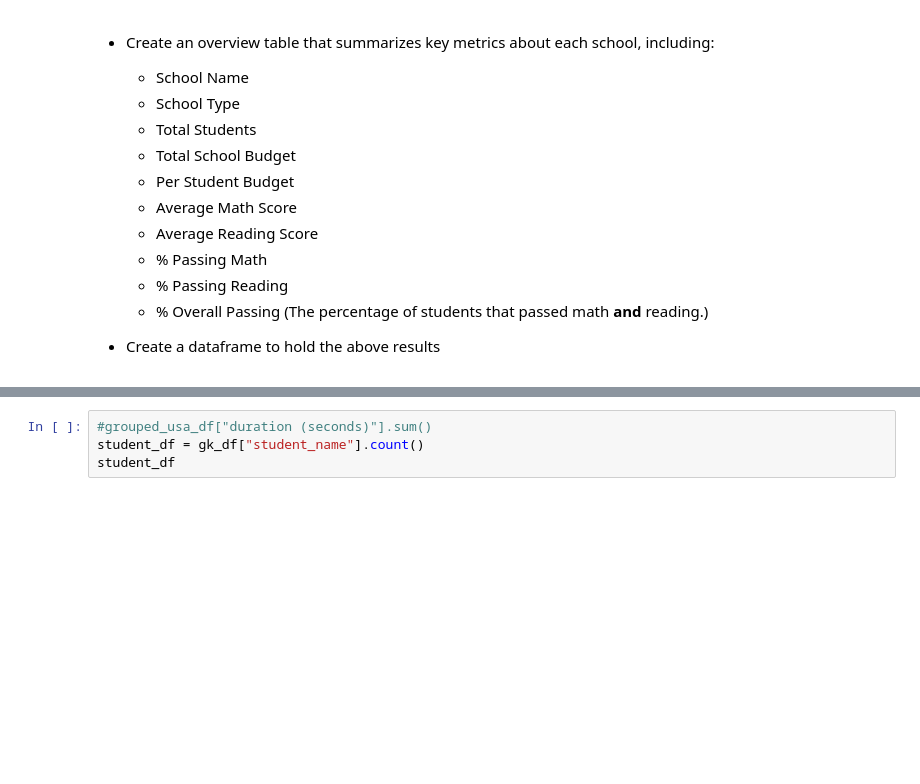
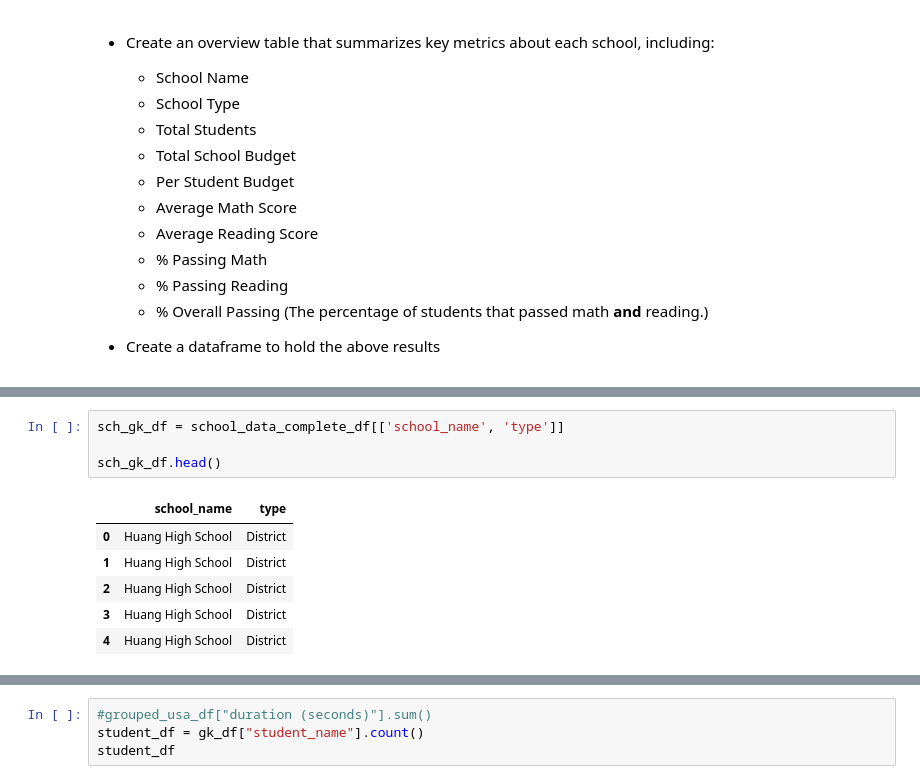
Before and after one commit to dasarge/P_nd_s_challenge, a Jupyter notebook: PyCitySchools/Pd_hw_das.ipynb, the cells around one changed output, grey strips where cells are left out. Cells and saved outputs as stored; diff of their text form; blank space fills up the shorter version.

```diff
--- a/PyCitySchools/Pd_hw_das.ipynb
+++ b/PyCitySchools/Pd_hw_das.ipynb
@@ -166,0 +172,11 @@ school_data_complete_df.groupby
+# %%
+sch_gk_df = school_data_complete_df[['school_name', 'type']]
+
+sch_gk_df.head()
+# %% [output]
+|  | school_name | type |
+| 0 | Huang High School | District |
+| 1 | Huang High School | District |
+| 2 | Huang High School | District |
+| 3 | Huang High School | District |
+| 4 | Huang High School | District |
```
Also changed, not shown: parts of 5 cells of this notebook, 1 other file.
